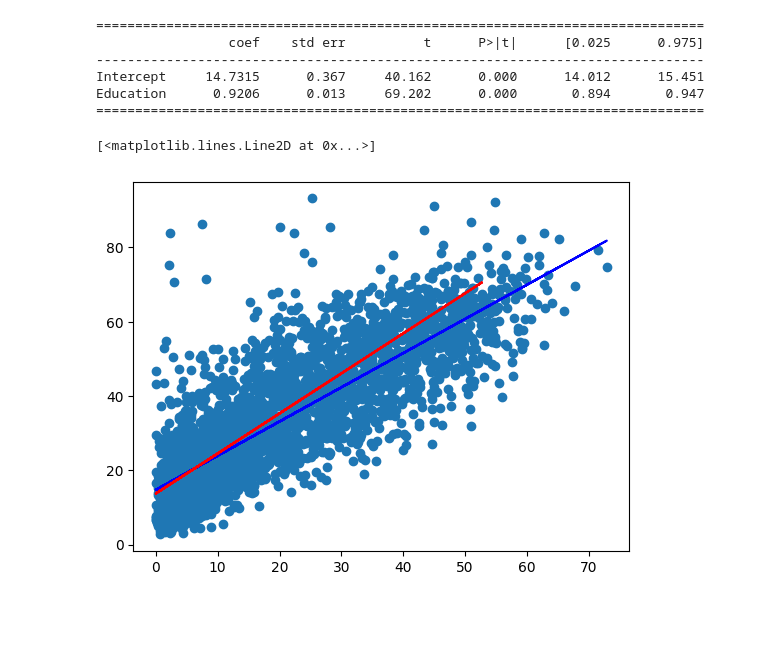
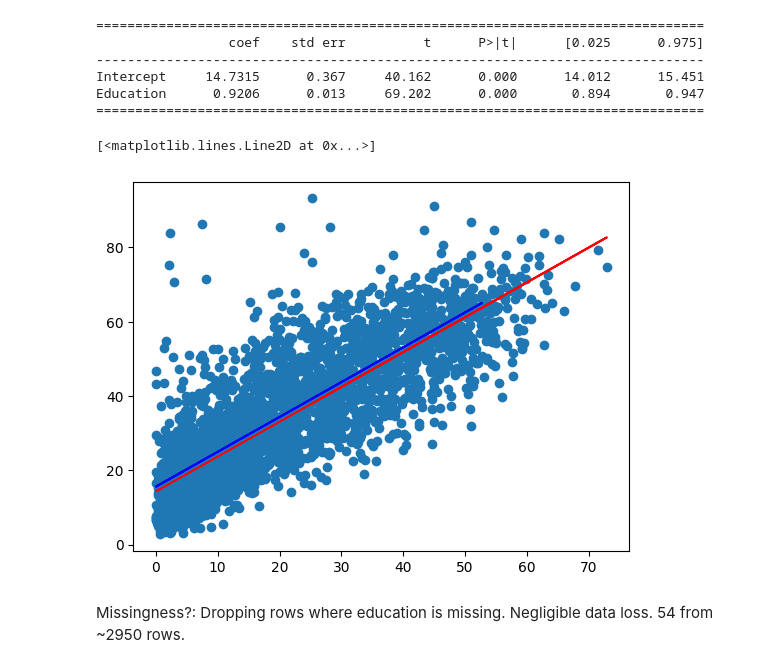
Before and after one commit to valenciaaalberto/Math189Project, a Jupyter notebook: Data/project.ipynb, the cells around one changed output. Drawn from its saved outputs; the diff is of its cells as text; code cells hidden in the pictures; blank space fills up the shorter version.

```diff
--- a/Data/project.ipynb
+++ b/Data/project.ipynb
@@ -81,5 +82,7 @@ clean.head()
 sd = clean[clean['California County'] == 'San Diego']
 la = clean[clean['California County'] == 'Los Angeles']
 
-sd_la = pd.concat([sd, la])
+sd_la = pd.concat([sd, la]).dropna()
 sd_la['Is_La'] = sd_la['California County'] == 'Los Angeles'
+
+sd_la.shape
@@ -124,10 +129,14 @@ print(model_la.summary().tables[1])
 Intercept     14.7315      0.367     40.162      0.000      14.012      15.451
 Education      0.9206      0.013     69.202      0.000       0.894       0.947
 ==============================================================================
+# %%
+model_sd_la = smf.ols('Poverty ~ Education + C(Is_La)', sd_la).fit()
 # %%
 plt.scatter(sd_la['Education'],sd_la['Poverty'])
-plt.plot(la['Education'], model_la.predict(la['Education']), color='blue')
-plt.plot(sd['Education'], model_sd.predict(sd['Education']), color='red')
+plt.plot(sd_la['Education'][sd_la.Is_La == 0], model_sd_la.predict(sd_la[sd_la.Is_La == 0]), color='blue')
+plt.plot(sd_la['Education'][sd_la.Is_La == 1], model_sd_la.predict(sd_la[sd_la.Is_La == 1]), color='red')
 # %% [output]
 [<matplotlib.lines.Line2D at 0x...>]
-[figure, old version]
+[figure, new version]
+# %% [markdown]
+Missingness?: Dropping rows where education is missing. Negligible data loss. 54 from ~2950 rows.
```
Also changed, not shown: parts of 8 cells of this notebook, 1 other file.
